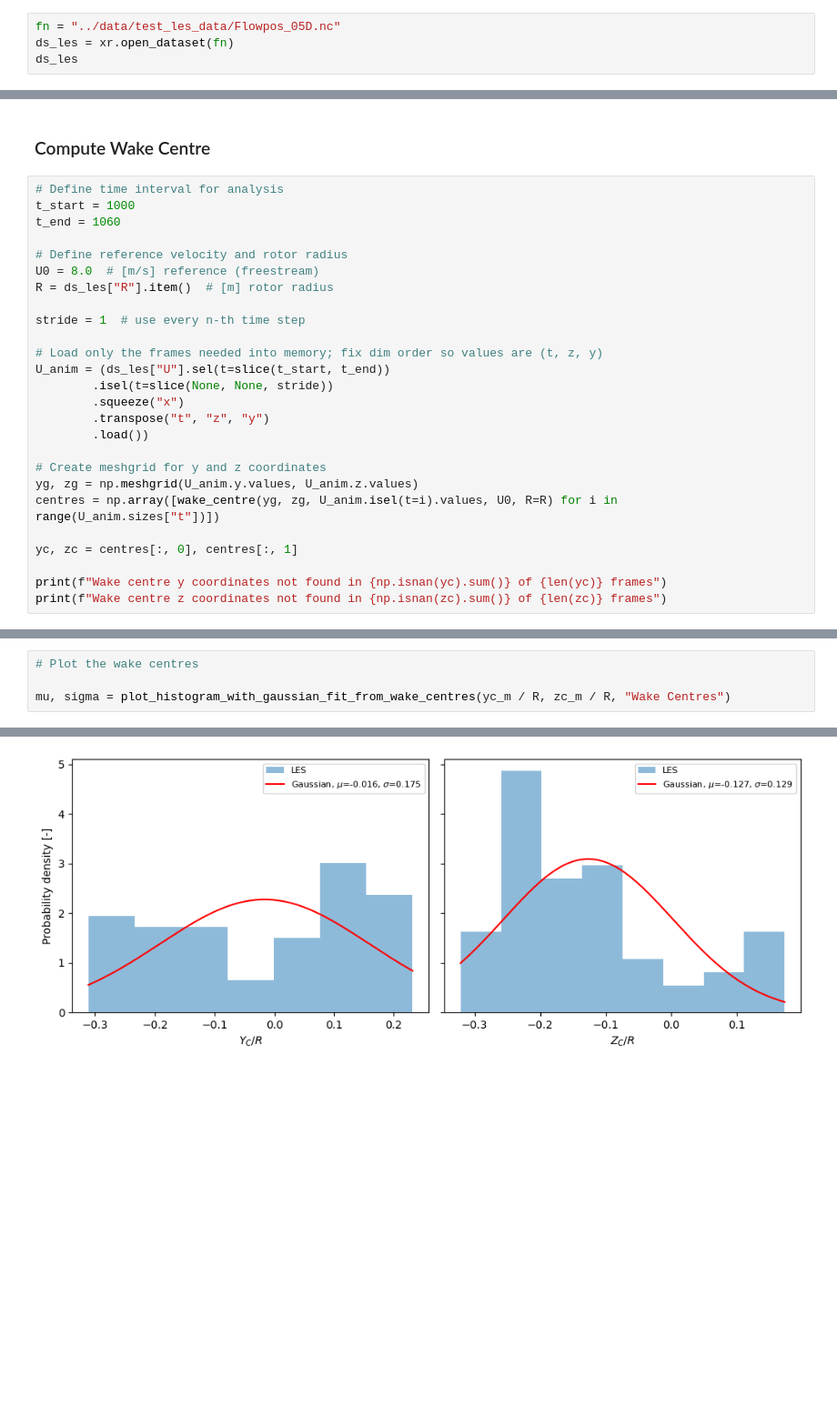
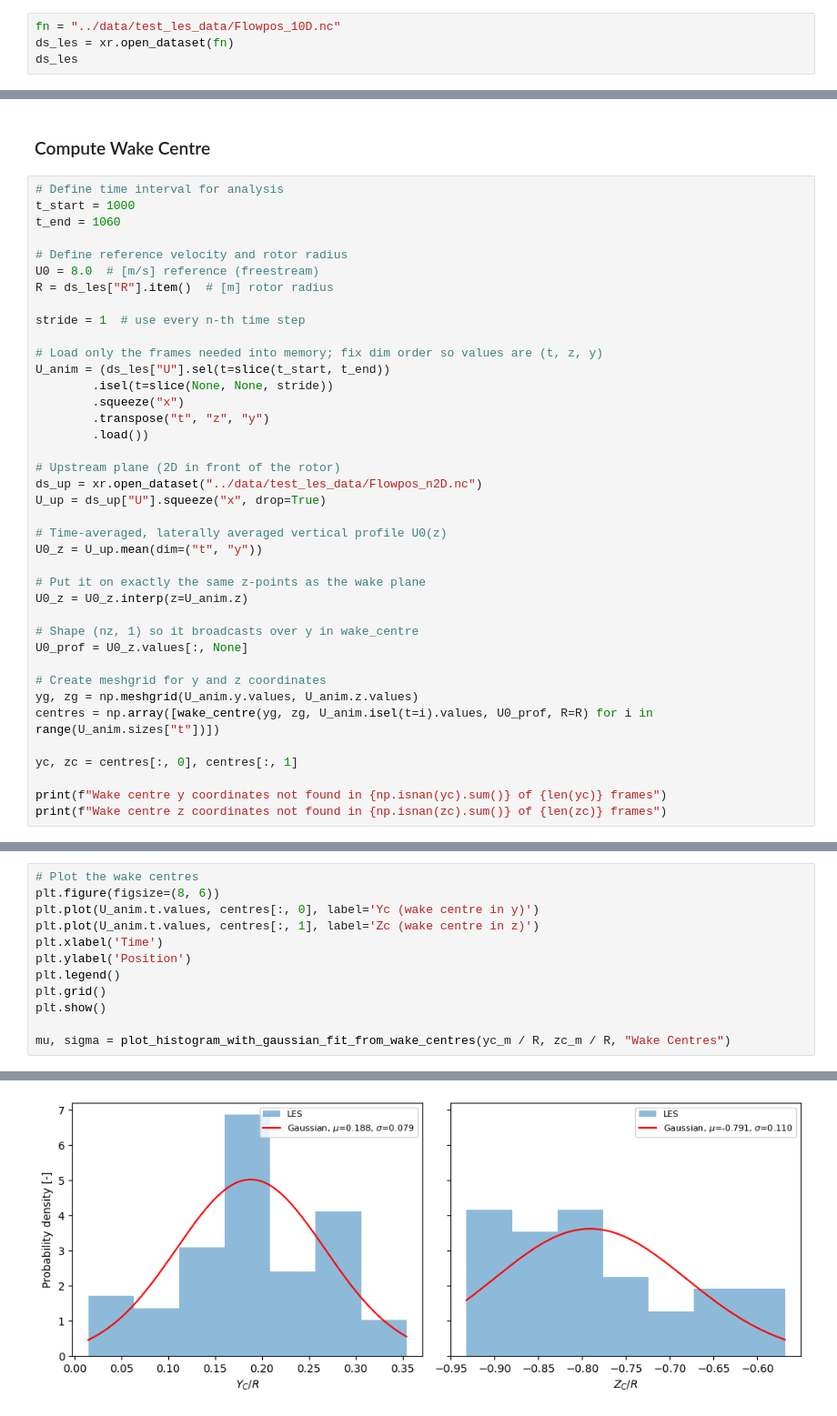
Before and after one commit to iaica/wake-aerodynamics-group4, a Jupyter notebook: notebooks/wake_centre_analysis.ipynb, the cells around one changed output, grey strips where cells are left out. Shown at 91% size. Cells and saved outputs as stored; diff of their text form; blank space fills up the shorter version.

Commit message:
Resolved the wake centre moving downwards issue by applying a vertical wind profile as refrence value for the wake centre calculation

```diff
--- a/notebooks/wake_centre_analysis.ipynb
+++ b/notebooks/wake_centre_analysis.ipynb
@@ -18,7 +16,7 @@ ImportError: cannot import name 'plot_wake_centre_time_series' from 'les_data_an
 # %% [markdown]
 ### Load data
 # %%
-fn = "../data/test_les_data/Flowpos_05D.nc"
+fn = "../data/test_les_data/Flowpos_10D.nc"
 ds_les = xr.open_dataset(fn)
 ds_les
 # %% [output]
@@ -59,9 +57,22 @@ U_anim = (ds_les["U"].sel(t=slice(t_start, t_end))
         .transpose("t", "z", "y")
         .load())
 
+# Upstream plane (2D in front of the rotor)
+ds_up = xr.open_dataset("../data/test_les_data/Flowpos_n2D.nc")
+U_up = ds_up["U"].squeeze("x", drop=True)
+
+# Time-averaged, laterally averaged vertical profile U0(z)
+U0_z = U_up.mean(dim=("t", "y"))
+
+# Put it on exactly the same z-points as the wake plane
+U0_z = U0_z.interp(z=U_anim.z)
+
+# Shape (nz, 1) so it broadcasts over y in wake_centre
+U0_prof = U0_z.values[:, None]
+
 # Create meshgrid for y and z coordinates
 yg, zg = np.meshgrid(U_anim.y.values, U_anim.z.values)
-centres = np.array([wake_centre(yg, zg, U_anim.isel(t=i).values, U0, R=R) for i in range(U_anim.sizes["t"])])
+centres = np.array([wake_centre(yg, zg, U_anim.isel(t=i).values, U0_prof, R=R) for i in range(U_anim.sizes["t"])])
 
 yc, zc = centres[:, 0], centres[:, 1]
 
@@ -120,5 +130,13 @@ Saved ..\plots\les_U_yz_5.0D_wake_centre_animation.gif
 # %%
 # Plot the wake centres
+plt.figure(figsize=(8, 6))
+plt.plot(U_anim.t.values, centres[:, 0], label='Yc (wake centre in y)')
+plt.plot(U_anim.t.values, centres[:, 1], label='Zc (wake centre in z)')
+plt.xlabel('Time')
+plt.ylabel('Position')
+plt.legend()
+plt.grid()
+plt.show()
 
 mu, sigma = plot_histogram_with_gaussian_fit_from_wake_centres(yc_m / R, zc_m / R, "Wake Centres")
 # %% [output]
@@ -128 +146 @@ $Z_C/R$: mu = -0.127, sigma = 0.129
-[figure, old version]
+[figure, new version]
```
Also changed, not shown: parts of 6 cells of this notebook, 3 other files.
